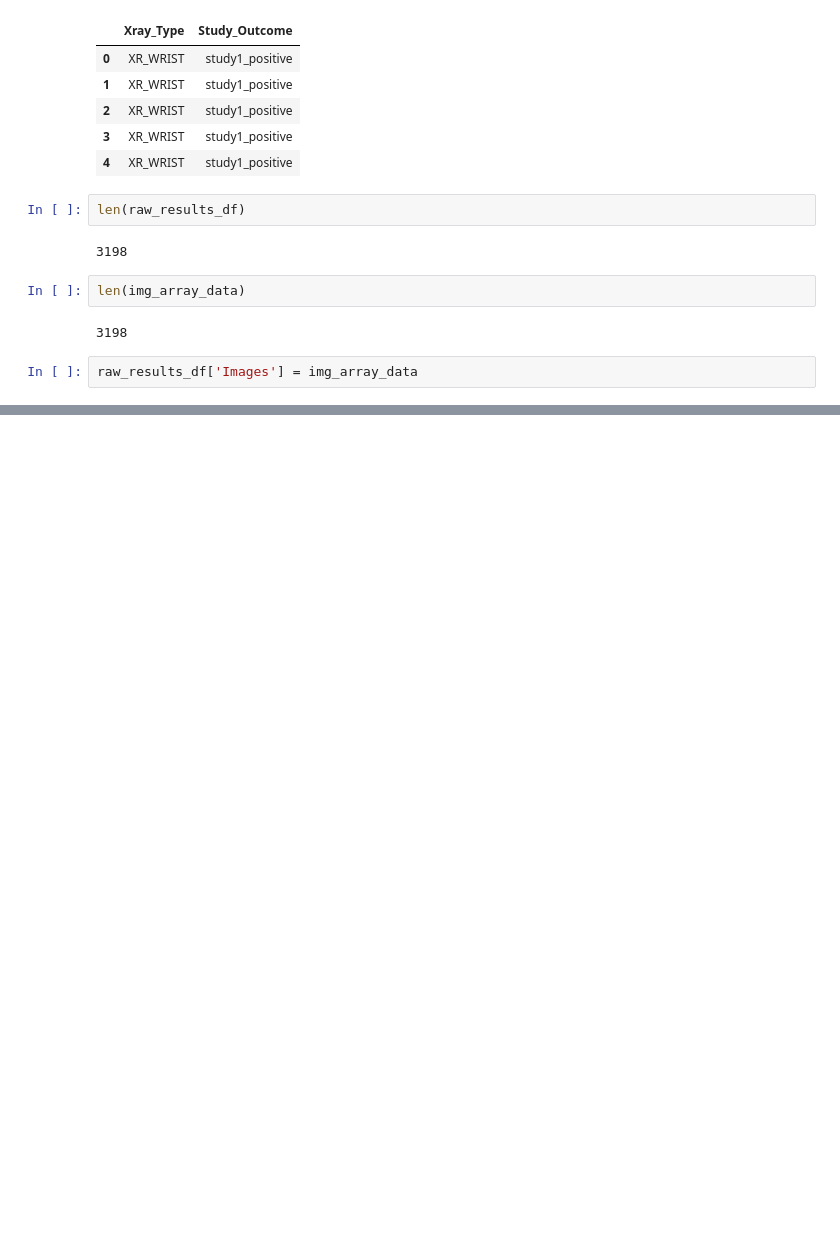
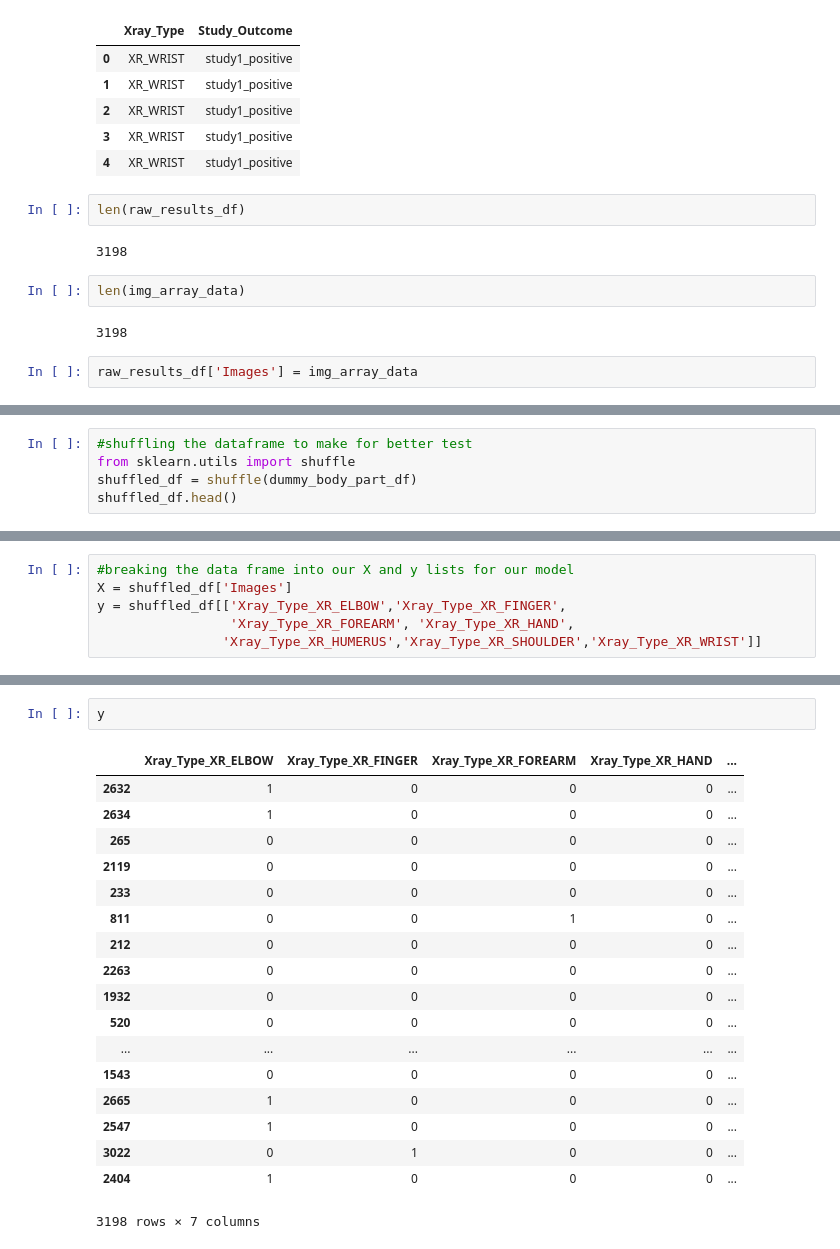
Before and after one commit to tyleralev/XRay_CNN_Project, a Jupyter notebook: CNN_Model.ipynb, the cells around one changed output, grey strips where cells are left out. Drawn from its saved outputs; the diff is of its cells as text; blank space fills up the shorter version.

Commit message:
body part model upload

```diff
--- a/CNN_Model.ipynb
+++ b/CNN_Model.ipynb
@@ -126,0 +141,5 @@ dummy_body_part_df.head()
+# %%
+#shuffling the dataframe to make for better test
+from sklearn.utils import shuffle
+shuffled_df = shuffle(dummy_body_part_df)
+shuffled_df.head()
@@ -126,0 +153,6 @@ dummy_body_part_df.head()
+# %%
+#breaking the data frame into our X and y lists for our model
+X = shuffled_df['Images']
+y = shuffled_df[['Xray_Type_XR_ELBOW','Xray_Type_XR_FINGER',
+                 'Xray_Type_XR_FOREARM', 'Xray_Type_XR_HAND',
+                'Xray_Type_XR_HUMERUS','Xray_Type_XR_SHOULDER','Xray_Type_XR_WRIST']]
@@ -127,2 +169,23 @@ dummy_body_part_df.head()
+# %%
+y
+# %% [output]
+|  | Xray_Type_XR_ELBOW | Xray_Type_XR_FINGER | Xray_Type_XR_FOREARM | Xray_Type_XR_HAND | ... |
+| 2632 | 1 | 0 | 0 | 0 | ... |
+| 2634 | 1 | 0 | 0 | 0 | ... |
+| 265 | 0 | 0 | 0 | 0 | ... |
+| 2119 | 0 | 0 | 0 | 0 | ... |
+| 233 | 0 | 0 | 0 | 0 | ... |
+| 811 | 0 | 0 | 1 | 0 | ... |
+| 212 | 0 | 0 | 0 | 0 | ... |
+| 2263 | 0 | 0 | 0 | 0 | ... |
+| 1932 | 0 | 0 | 0 | 0 | ... |
+| 520 | 0 | 0 | 0 | 0 | ... |
+| ... | ... | ... | ... | ... | ... |
+| 1543 | 0 | 0 | 0 | 0 | ... |
+| 2665 | 1 | 0 | 0 | 0 | ... |
+| 2547 | 1 | 0 | 0 | 0 | ... |
+| 3022 | 0 | 1 | 0 | 0 | ... |
+| 2404 | 1 | 0 | 0 | 0 | ... |
+3198 rows × 7 columns
 # %%
 # Keras
```
Also changed, not shown: parts of 15 cells of this notebook, 2 other files.
